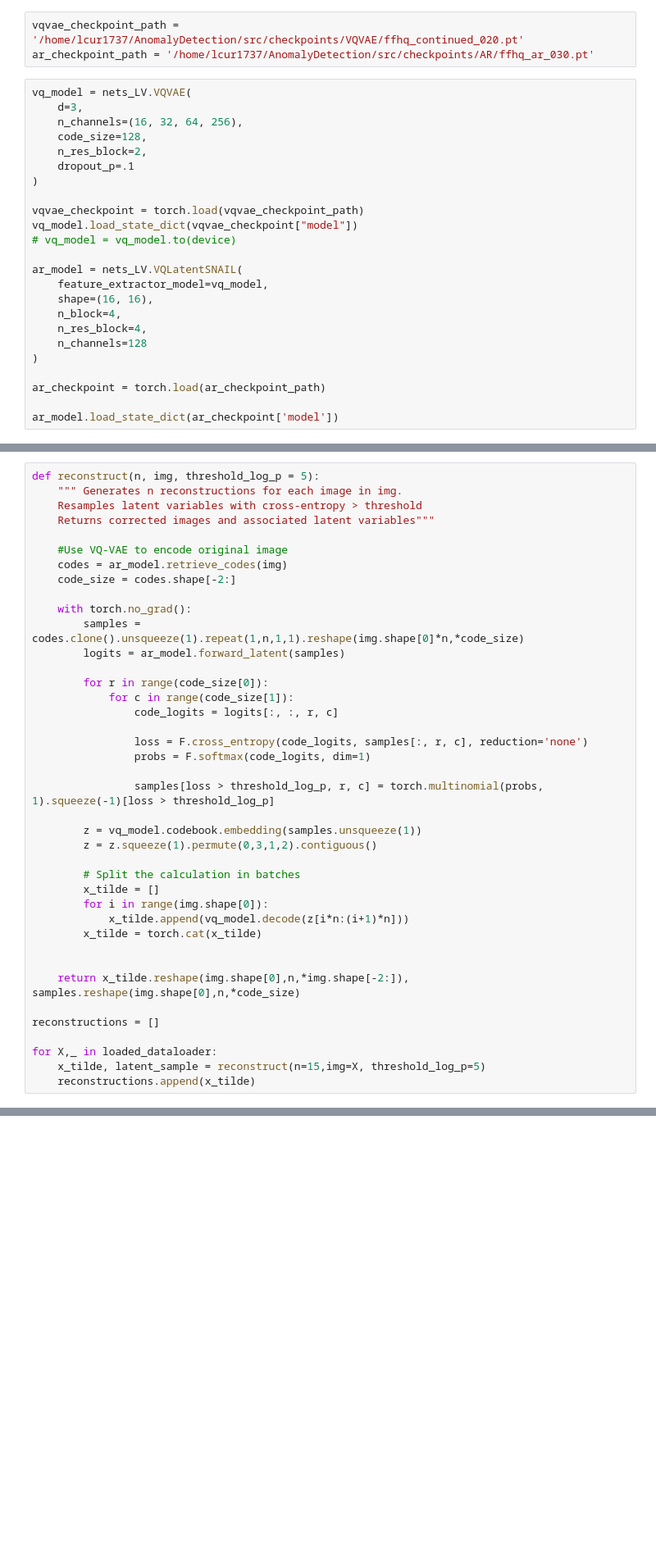
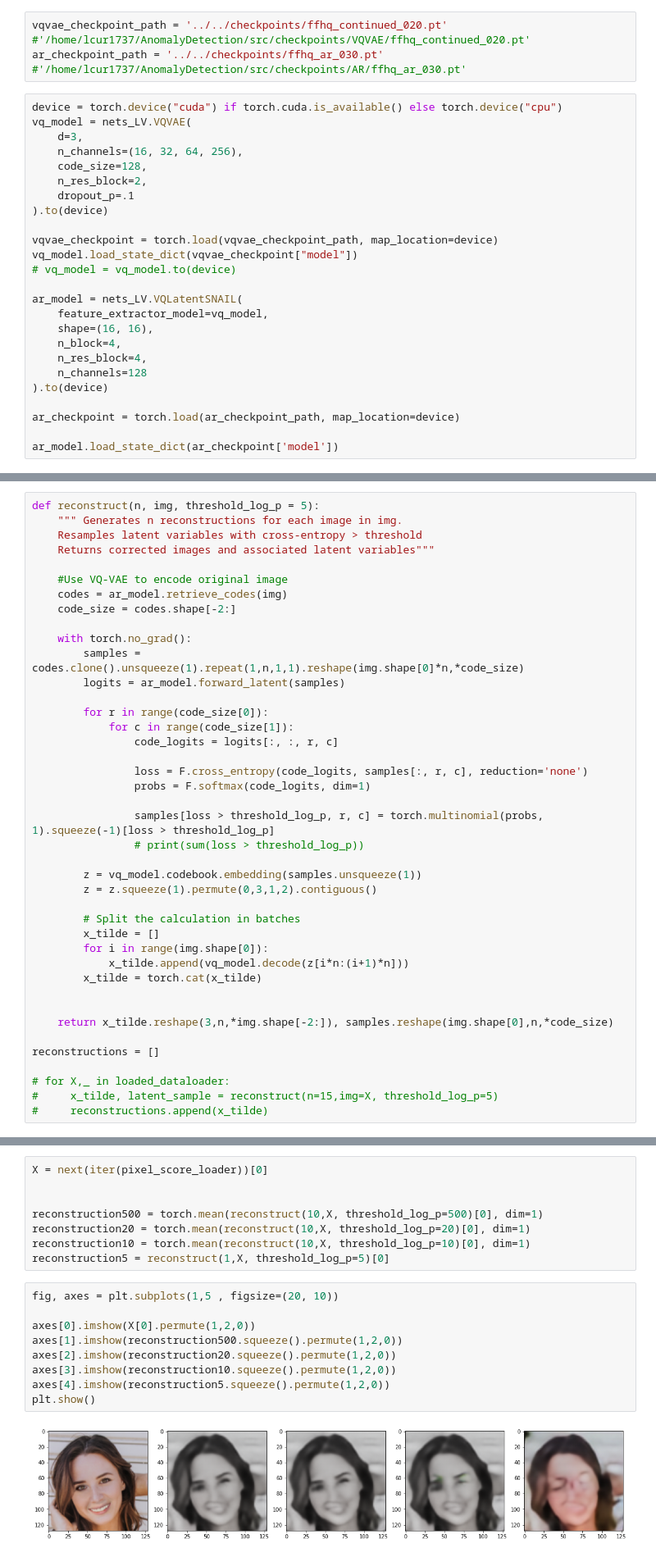
Before and after one commit to JonasElburgUVA/AnomalyDetection, a Jupyter notebook: src/DeepFake/optimal_thresholds.ipynb, the cells around one changed output, grey strips where cells are left out. Shown: that part at 82% size. Cells and saved outputs as stored; diff of their text form; blank space fills up the shorter version.

```diff
--- a/src/DeepFake/optimal_thresholds.ipynb
+++ b/src/DeepFake/optimal_thresholds.ipynb
@@ -29,16 +33,17 @@ val_dataloader = DataLoader(val_dataset, batch_size=64, shuffle=True)
 # %%
-vqvae_checkpoint_path = '/home/lcur1737/AnomalyDetection/src/checkpoints/VQVAE/ffhq_continued_020.pt'
-ar_checkpoint_path = '/home/lcur1737/AnomalyDetection/src/checkpoints/AR/ffhq_ar_030.pt'
+vqvae_checkpoint_path = '../../checkpoints/ffhq_continued_020.pt' #'/home/lcur1737/AnomalyDetection/src/checkpoints/VQVAE/ffhq_continued_020.pt'
+ar_checkpoint_path = '../../checkpoints/ffhq_ar_030.pt' #'/home/lcur1737/AnomalyDetection/src/checkpoints/AR/ffhq_ar_030.pt'
 # %%
+device = torch.device("cuda") if torch.cuda.is_available() else torch.device("cpu")
 vq_model = nets_LV.VQVAE(
     d=3,
     n_channels=(16, 32, 64, 256),
     code_size=128,
     n_res_block=2,
     dropout_p=.1
-)
+).to(device)
 
-vqvae_checkpoint = torch.load(vqvae_checkpoint_path)
+vqvae_checkpoint = torch.load(vqvae_checkpoint_path, map_location=device)
 vq_model.load_state_dict(vqvae_checkpoint["model"])
 # vq_model = vq_model.to(device)
 
@@ -48,9 +53,9 @@ ar_model = nets_LV.VQLatentSNAIL(
     n_block=4,
     n_res_block=4,
     n_channels=128
-)
+).to(device)
 
-ar_checkpoint = torch.load(ar_checkpoint_path)
+ar_checkpoint = torch.load(ar_checkpoint_path, map_location=device)
 
 ar_model.load_state_dict(ar_checkpoint['model'])
 # %% [output]
@@ -102,6 +106,7 @@ def reconstruct(n, img, threshold_log_p = 5):
                 probs = F.softmax(code_logits, dim=1)
 
                 samples[loss > threshold_log_p, r, c] = torch.multinomial(probs, 1).squeeze(-1)[loss > threshold_log_p]
+                # print(sum(loss > threshold_log_p))
 
         z = vq_model.codebook.embedding(samples.unsqueeze(1))
         z = z.squeeze(1).permute(0,3,1,2).contiguous()
@@ -113,12 +118,12 @@ def reconstruct(n, img, threshold_log_p = 5):
         x_tilde = torch.cat(x_tilde)
 
 
-    return x_tilde.reshape(img.shape[0],n,*img.shape[-2:]), samples.reshape(img.shape[0],n,*code_size)
+    return x_tilde.reshape(3,n,*img.shape[-2:]), samples.reshape(img.shape[0],n,*code_size)
 
 reconstructions = []
 
-for X,_ in loaded_dataloader:
-    x_tilde, latent_sample = reconstruct(n=15,img=X, threshold_log_p=5)
-    reconstructions.append(x_tilde)
+# for X,_ in loaded_dataloader:
+#     x_tilde, latent_sample = reconstruct(n=15,img=X, threshold_log_p=5)
+#     reconstructions.append(x_tilde)
 # %% [markdown]
 ## 5 images experiment
@@ -124,0 +132,19 @@ for X,_ in loaded_dataloader:
+# %%
+X = next(iter(pixel_score_loader))[0]
+
+
+reconstruction500 = torch.mean(reconstruct(10,X, threshold_log_p=500)[0], dim=1)
+reconstruction20 = torch.mean(reconstruct(10,X, threshold_log_p=20)[0], dim=1)
+reconstruction10 = torch.mean(reconstruct(10,X, threshold_log_p=10)[0], dim=1)
+reconstruction5 = reconstruct(1,X, threshold_log_p=5)[0]
+# %%
+fig, axes = plt.subplots(1,5 , figsize=(20, 10))
+
+axes[0].imshow(X[0].permute(1,2,0))
+axes[1].imshow(reconstruction500.squeeze().permute(1,2,0))
+axes[2].imshow(reconstruction20.squeeze().permute(1,2,0))
+axes[3].imshow(reconstruction10.squeeze().permute(1,2,0))
+axes[4].imshow(reconstruction5.squeeze().permute(1,2,0))
+plt.show()
+# %% [output]
+[figure, added]
```
Also changed, not shown: parts of 7 cells of this notebook.
